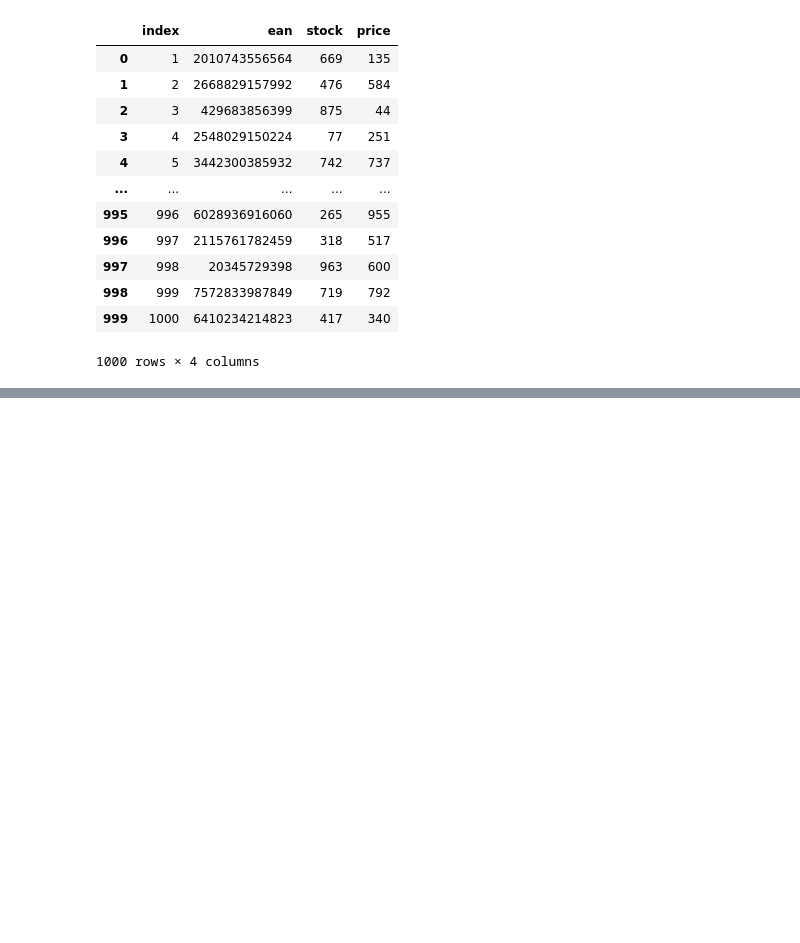
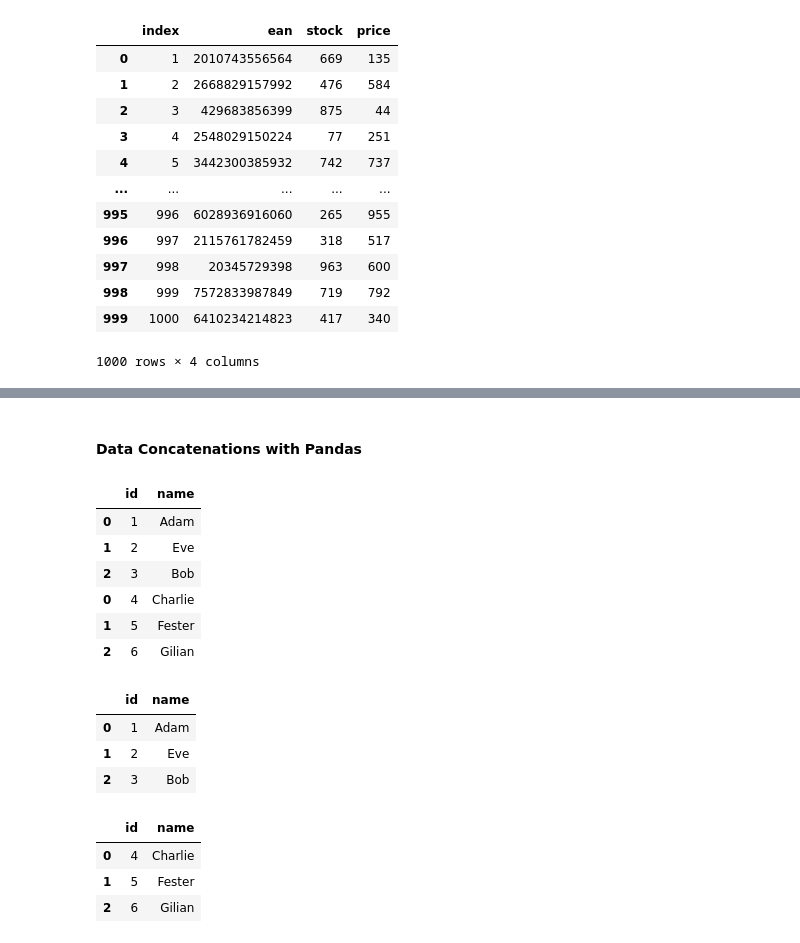
Before and after one commit to OMPRAKASH261/Prime-AI_ML_DS, a Jupyter notebook: Pandas/pandas_tutorial.ipynb, the cells around one changed output, grey strips where cells are left out. Saved outputs shown, nothing was run; the diff lists cells and outputs as text; code cells hidden in the pictures; blank space fills up the shorter version.

```diff
--- a/Pandas/pandas_tutorial.ipynb
+++ b/Pandas/pandas_tutorial.ipynb
@@ -1265,0 +1333,36 @@ df
+# %% [markdown]
+#### Data Concatenations with Pandas
+# %%
+df1 = pd.DataFrame({
+    "id": [1, 2, 3],
+    "name": ["Adam", "Eve", "Bob"]
+})
+
+df2 = pd.DataFrame({
+    "id": [4, 5, 6],
+    "name": ["Charlie", "Fester", "Gilian"]
+})
+
+pd.concat([df1, df2])
+# %% [output]
+|  | id | name |
+| 0 | 1 | Adam |
+| 1 | 2 | Eve |
+| 2 | 3 | Bob |
+| 0 | 4 | Charlie |
+| 1 | 5 | Fester |
+| 2 | 6 | Gilian |
+# %%
+df1
+# %% [output]
+|  | id | name |
+| 0 | 1 | Adam |
+| 1 | 2 | Eve |
+| 2 | 3 | Bob |
+# %%
+df2
+# %% [output]
+|  | id | name |
+| 0 | 4 | Charlie |
+| 1 | 5 | Fester |
+| 2 | 6 | Gilian |
```
Also changed, not shown: parts of 12 cells of this notebook.
